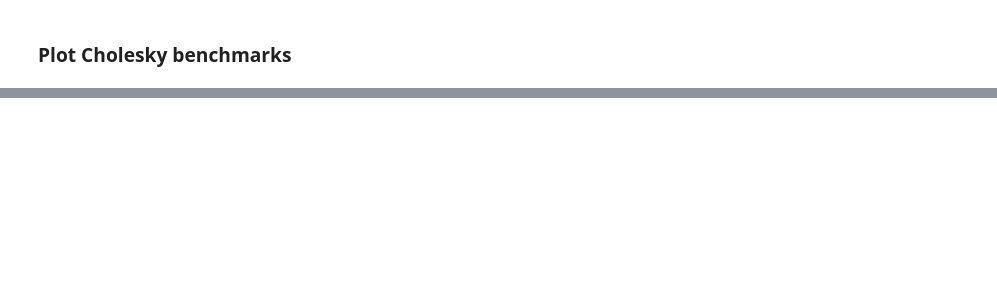
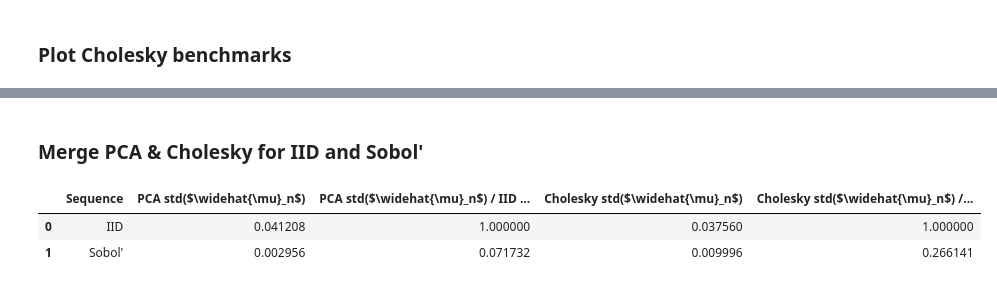
Before and after one commit to fjhickernell/MCQMC26, a Jupyter notebook: notebooks/MCQMC2026_UQ_Penalty_Example.ipynb, the cells around one changed output, grey strips where cells are left out. Saved outputs shown, nothing was run; the diff lists cells and outputs as text; code cells hidden in the pictures; blank space fills up the shorter version.

```diff
--- a/notebooks/MCQMC2026_UQ_Penalty_Example.ipynb
+++ b/notebooks/MCQMC2026_UQ_Penalty_Example.ipynb
@@ -1146,0 +1176,18 @@ summary_all_pca_chol
+# %%
+transform_key = "chol"
+
+payload = load_benchmark_payload(benchmark_files[transform_key])
+running = payload["running"]
+
+transforms[transform_key]["running"] = running
+transforms[transform_key]["payload"] = payload
+
+iid_sob_chol_summary = plot_and_summarize_transform_benchmark(
+    integrand_key=integrand_key,
+    transform_key=transform_key,
+    running=transforms[transform_key]["running"],
+    plot_sequence_keys=["iid", "sobol"],
+    n_min_plot=n_min_plt,
+)
+
+display(iid_sob_chol_summary)
@@ -1146,0 +1202,29 @@ summary_all_pca_chol
+# %% [markdown]
+### Merge PCA & Cholesky for IID and Sobol'
+# %%
+sequence_order = [
+    "IID",
+    "Sobol'",
+]
+
+summary_iid_sob_pca_chol = iid_sob_pca_summary.merge(
+    iid_sob_chol_summary,
+    on="Sequence",
+    how="outer",
+)
+
+summary_iid_sob_pca_chol["Sequence"] = pd.Categorical(
+    summary_iid_sob_pca_chol["Sequence"],
+    categories=sequence_order,
+    ordered=True,
+)
+
+summary_iid_sob_pca_chol = summary_iid_sob_pca_chol.sort_values(
+    "Sequence"
+).reset_index(drop=True)
+
+display(summary_iid_sob_pca_chol)
+# %% [output]
+|  | Sequence | PCA std($\widehat{\mu}_n$) | PCA std($\widehat{\mu}_n$) / IID ... | Cholesky std($\widehat{\mu}_n$) | Cholesky std($\widehat{\mu}_n$) /... |
+| 0 | IID | 0.041208 | 1.000000 | 0.037560 | 1.000000 |
+| 1 | Sobol' | 0.002956 | 0.071732 | 0.009996 | 0.266141 |
```
Also changed, not shown: parts of 17 cells of this notebook, 15 other files.
